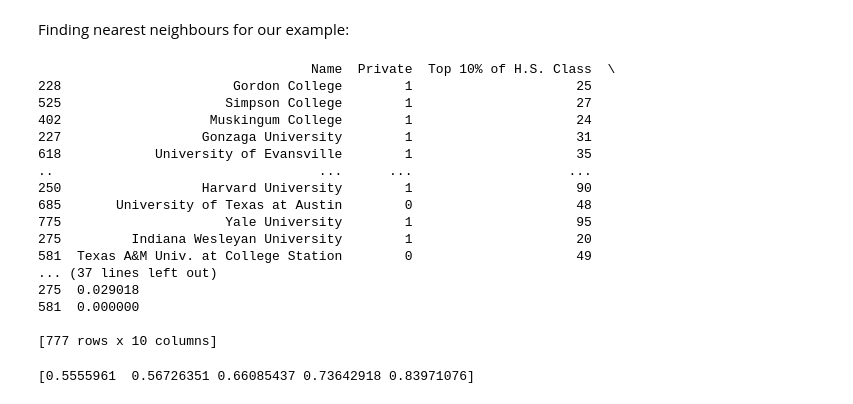
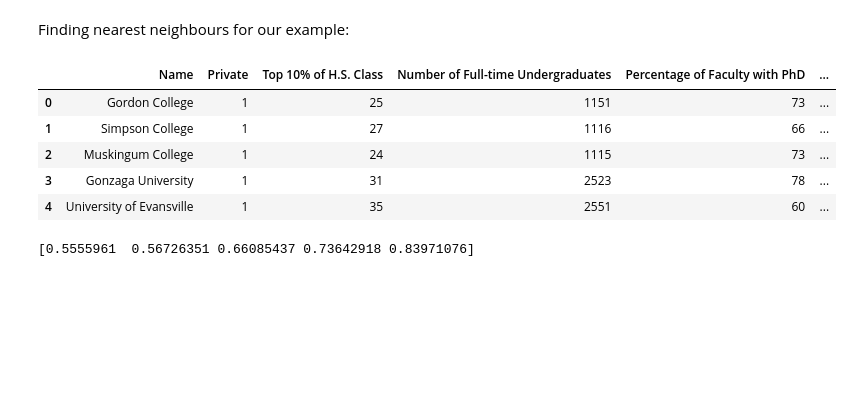
Before and after one commit to yabadeer/DSS-Project, a Jupyter notebook: Data_Engineering.ipynb, the cells around one changed output. Drawn from its saved outputs; the diff is of its cells as text; code cells hidden in the pictures; blank space fills up the shorter version.

```diff
--- a/Data_Engineering.ipynb
+++ b/Data_Engineering.ipynb
@@ -127,7 +127,7 @@ Because Student Faculty ratio and expenditure for student are highly correlated,
 
 Alumni percentage to donate to school is not very relevant and will be removed to avoid noise.
 # %%
-columns_to_drop = ["Outstate", "Room.Board", "Books", "Personal", "Terminal", "Apps", "Accept", "Top25perc", "Enroll", "P.Undergrad", "Expend", "perc.alumni"]
+columns_to_drop = ["Outstate", "Room.Board", "Books", "Personal", "Terminal", "Apps", "Accept", "Top10Perc", "Top25perc", "Enroll", "P.Undergrad", "Expend", "perc.alumni"]
 
 df_clean = df.drop(columns=columns_to_drop)
 
@@ -213,52 +213,41 @@ Finding nearest neighbours for our example:
 # %%
 # Compute distances to all data points
 all_distances = np.linalg.norm(df_scaled - student_preferences_scaled, axis=1)
 
 # Normalize and convert distances to scores
 max_distance = np.max(all_distances)
 scores = 1 - (all_distances / max_distance)
 
 # Add scores to the DataFrame
 df_clean['Score'] = scores
 
 # Sort the DataFrame by scores in descending order
-recommended_universities = df_clean.sort_values(by='Score', ascending=False).reset_index(drop=False)
+recommended_universities = df_clean.sort_values(by='Score', ascending=False).reset_index(drop=True)
 
 # Create a dictionary for renaming columns
 rename_columns = {
     'Private': 'Private',
     'Top10perc': 'Top 10% of H.S. Class',
     'F.Undergrad': 'Number of Full-time Undergraduates',
     'PhD': 'Percentage of Faculty with PhD',
     'S.F.Ratio': 'Student-Faculty Ratio',
     'Grad.Rate': 'Graduation Rate',
     'Accept.Rate': 'Acceptance Rate',
     'Total.Cost': 'Total Cost',
     'Score': 'Score'
 }
 
 # Rename the columns for display
 recommended_universities_display = recommended_universities.rename(columns=rename_columns)
 
-print(recommended_universities_display)
+recommended_universities_display.head()
 # %% [output]
-                                   Name  Private  Top 10% of H.S. Class  \
-228                      Gordon College        1                     25
-525                     Simpson College        1                     27
-402                   Muskingum College        1                     24
-227                  Gonzaga University        1                     31
-618            University of Evansville        1                     35
-..                                  ...      ...                    ...
-250                  Harvard University        1                     90
-685       University of Texas at Austin        0                     48
-775                     Yale University        1                     95
-275         Indiana Wesleyan University        1                     20
-581  Texas A&M Univ. at College Station        0                     49
-... (37 lines left out)
-275  0.029018
-581  0.000000
-
-[777 rows x 10 columns]
+|  | Name | Private | Top 10% of H.S. Class | Number of Full-time Undergraduates | Percentage of Faculty with PhD | ... |
+| 0 | Gordon College | 1 | 25 | 1151 | 73 | ... |
+| 1 | Simpson College | 1 | 27 | 1116 | 66 | ... |
+| 2 | Muskingum College | 1 | 24 | 1115 | 73 | ... |
+| 3 | Gonzaga University | 1 | 31 | 2523 | 78 | ... |
+| 4 | University of Evansville | 1 | 35 | 2551 | 60 | ... |
 # %%
 print(distances[0])
 # %% [output]
```
Also changed, not shown: parts of 1 cell of this notebook, 1 other file.
